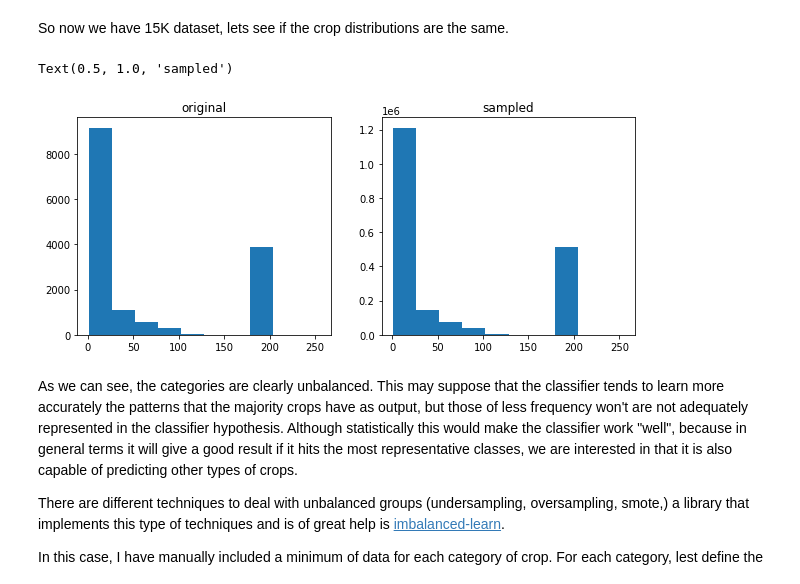
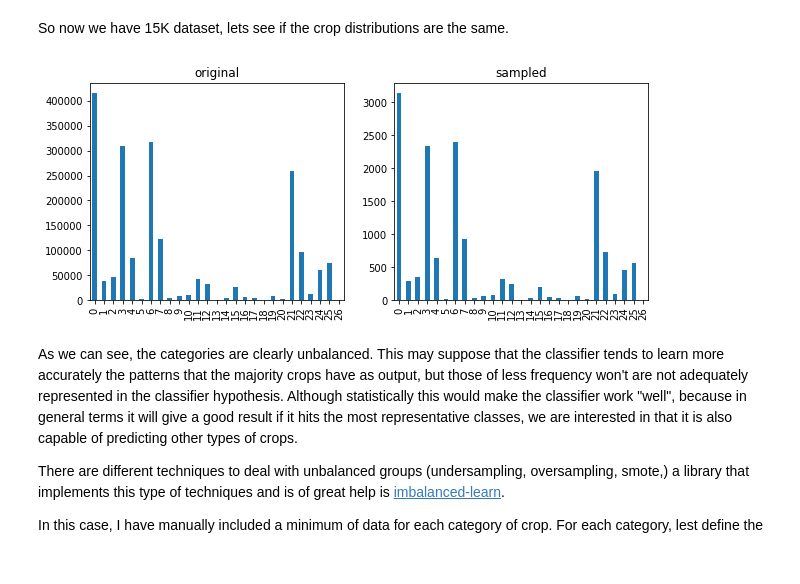
Before and after one commit to gusriobr/IACapstone, a Jupyter notebook: course/eda_sampling.ipynb, the cells around one changed output. Cells and saved outputs as stored; diff of their text form; code cells hidden in the pictures.

```diff
--- a/course/eda_sampling.ipynb
+++ b/course/eda_sampling.ipynb
@@ -40,18 +45,23 @@ So now we have 15K dataset, lets see if the crop distributions are the same.
 # %%
 # find categories under represented
 categories = np.sort(np.unique(y_test))
 
-freq1, bins1 = np.histogram(y, bins=categories)
-freq2, bins2 = np.histogram(y_test, bins=categories)
+# freq1, bins1 = np.histogram(y, bins=categories)
+# freq2, bins2 = np.histogram(y_test, bins=categories)
+
+# fig, axs = plt.subplots(1, 2, figsize=(10, 4))
+# axs[0].hist(y_test,)
+# axs[0].set_title("original")
+# axs[1].hist(y,)
+# axs[1].set_title("sampled")
 
 fig, axs = plt.subplots(1, 2, figsize=(10, 4))
-axs[0].hist(y_test,)
 axs[0].set_title("original")
-axs[1].hist(y,)
 axs[1].set_title("sampled")
+fig = pd.value_counts(y).sort_index().plot(ax=axs[0],kind='bar')
+fig = pd.value_counts(y_test).sort_index().plot(ax=axs[1],kind='bar')
 # %% [output]
-Text(0.5, 1.0, 'sampled')
-[figure, old version]
+[figure, new version]
 # %% [markdown]
 As we can see, the categories are clearly unbalanced. This may suppose that the classifier tends to learn more accurately the patterns that the majority crops have as output, but those of less frequency won't are not adequately represented in the classifier hypothesis.
 Although statistically this would make the classifier work "well", because in general terms it will give a good result if it hits the most representative classes, we are interested in that it is also capable of predicting other types of crops.
```
Also changed, not shown: parts of 14 cells of this notebook, 13 other files.
